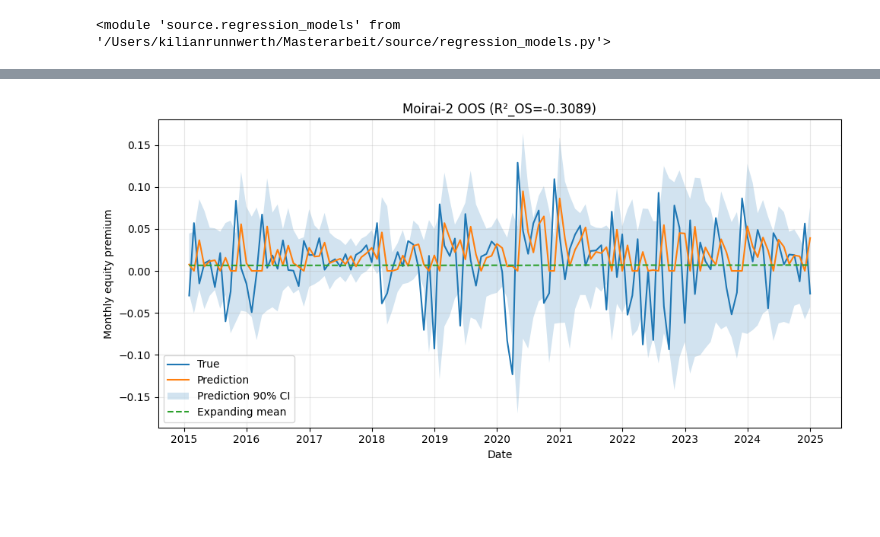
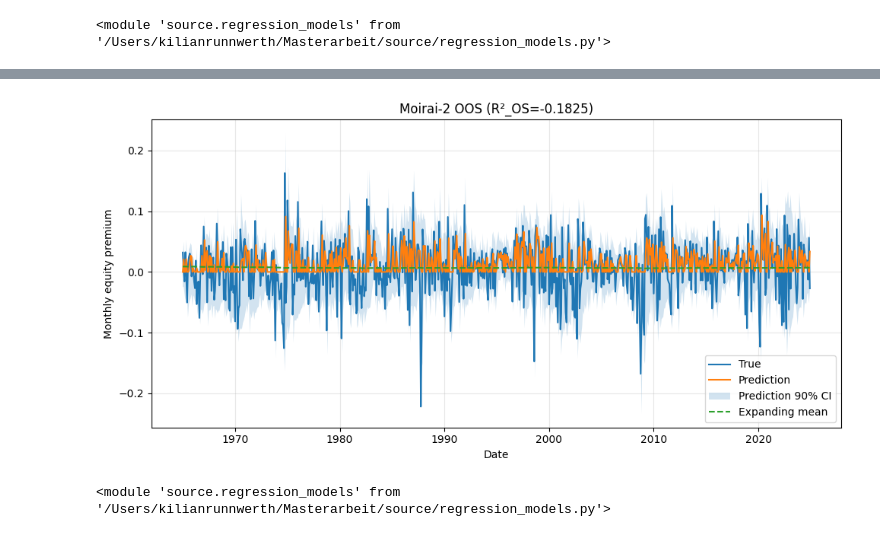
Before and after one commit to KiliTili/Masterarbeit, a Jupyter notebook: Notebooks/Benchmark/modelling_regression.ipynb, the cells around one changed output, grey strips where cells are left out. Cells and saved outputs as stored; diff of their text form; code cells hidden in the pictures; blank space fills up the shorter version.

```diff
--- a/Notebooks/Benchmark/modelling_regression.ipynb
+++ b/Notebooks/Benchmark/modelling_regression.ipynb
@@ -221,7 +308,7 @@ Manually calculated R2: -0.0378205513861849
 # %%
 r2_m, stats, y_true_m, y_pred_m, dates_m,y_lower,y_upper, HA_m = modl.moirai2_oos(
-    data, covariates=("d/p","tms","dfy"), start_oos="2015-01-01",
-    ctx=240, device="cpu", ct_cutoff=True, quiet=False, ci=0.9
+    data, covariates=("d/p","tms","dfy"), start_oos="1965-01-01",
+    ctx=2000, device="cpu", ct_cutoff=True, quiet=False, ci=0.9
 )
 
 modl.plot_oos(
@@ -262 +342,6 @@ Manually calculated R2: -0.3089243022221184
-[figure, old version]
+[figure, new version]
+# %%
+from importlib import reload
+reload(modl)
+# %% [output]
+<module 'source.regression_models' from '/Users/kilianrunnwerth/Masterarbeit/source/regression_models.py'>
```
Also changed, not shown: parts of 13 cells of this notebook.
